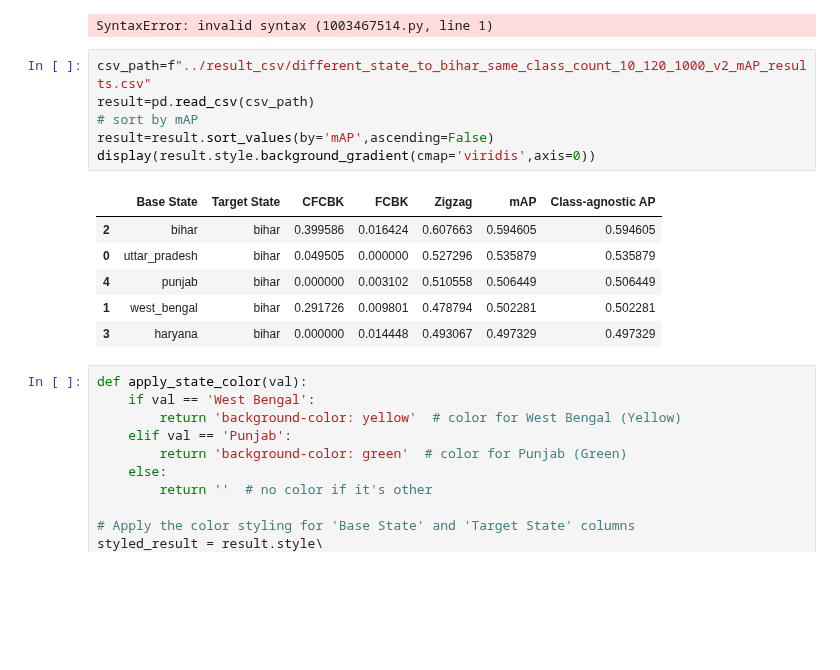
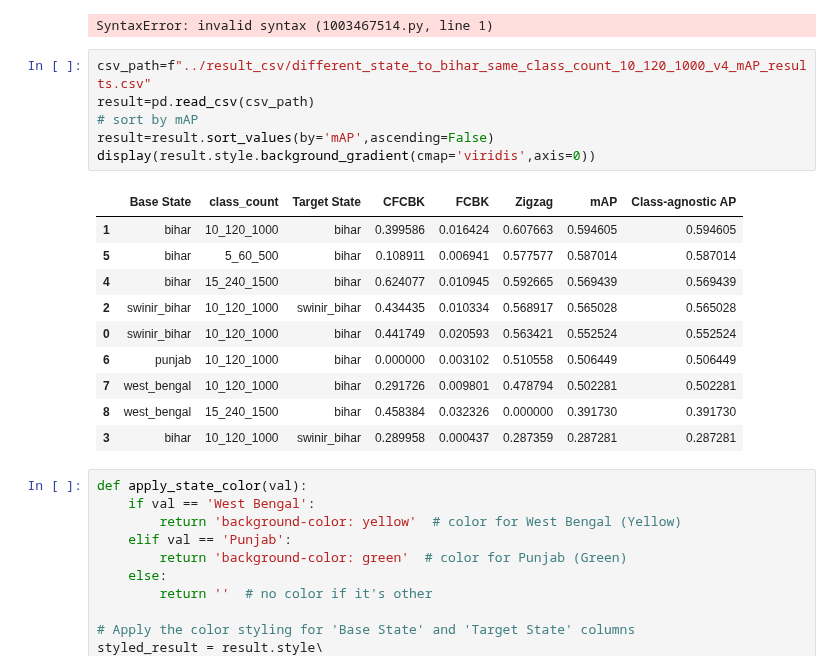
Before and after one commit to rishabh-mondal/ijcai_2025_kilns, a Jupyter notebook: notebooks/region_map_performance.ipynb, the cells around one changed output. Cells and saved outputs as stored; diff of their text form; blank space fills up the shorter version.

```diff
--- a/notebooks/region_map_performance.ipynb
+++ b/notebooks/region_map_performance.ipynb
@@ -186,18 +192,22 @@ display(result)
 # %% [output]
 SyntaxError: invalid syntax (1003467514.py, line 1)
 # %%
-csv_path=f"../result_csv/different_state_to_bihar_same_class_count_10_120_1000_v2_mAP_results.csv"
+csv_path=f"../result_csv/different_state_to_bihar_same_class_count_10_120_1000_v4_mAP_results.csv"
 result=pd.read_csv(csv_path)
 # sort by mAP
 result=result.sort_values(by='mAP',ascending=False)
 display(result.style.background_gradient(cmap='viridis',axis=0))
 # %% [output]
-|  | Base State | Target State | CFCBK | FCBK | Zigzag | mAP | Class-agnostic AP |
-| 2 | bihar | bihar | 0.399586 | 0.016424 | 0.607663 | 0.594605 | 0.594605 |
-| 0 | uttar_pradesh | bihar | 0.049505 | 0.000000 | 0.527296 | 0.535879 | 0.535879 |
-| 4 | punjab | bihar | 0.000000 | 0.003102 | 0.510558 | 0.506449 | 0.506449 |
-| 1 | west_bengal | bihar | 0.291726 | 0.009801 | 0.478794 | 0.502281 | 0.502281 |
-| 3 | haryana | bihar | 0.000000 | 0.014448 | 0.493067 | 0.497329 | 0.497329 |
+|  | Base State | class_count | Target State | CFCBK | FCBK | Zigzag | mAP | Class-agnostic AP |
+| 1 | bihar | 10_120_1000 | bihar | 0.399586 | 0.016424 | 0.607663 | 0.594605 | 0.594605 |
+| 5 | bihar | 5_60_500 | bihar | 0.108911 | 0.006941 | 0.577577 | 0.587014 | 0.587014 |
+| 4 | bihar | 15_240_1500 | bihar | 0.624077 | 0.010945 | 0.592665 | 0.569439 | 0.569439 |
+| 2 | swinir_bihar | 10_120_1000 | swinir_bihar | 0.434435 | 0.010334 | 0.568917 | 0.565028 | 0.565028 |
+| 0 | swinir_bihar | 10_120_1000 | bihar | 0.441749 | 0.020593 | 0.563421 | 0.552524 | 0.552524 |
+| 6 | punjab | 10_120_1000 | bihar | 0.000000 | 0.003102 | 0.510558 | 0.506449 | 0.506449 |
+| 7 | west_bengal | 10_120_1000 | bihar | 0.291726 | 0.009801 | 0.478794 | 0.502281 | 0.502281 |
+| 8 | west_bengal | 15_240_1500 | bihar | 0.458384 | 0.032326 | 0.000000 | 0.391730 | 0.391730 |
+| 3 | bihar | 10_120_1000 | swinir_bihar | 0.289958 | 0.000437 | 0.287359 | 0.287281 | 0.287281 |
 # %%
 def apply_state_color(val):
     if val == 'West Bengal':
```
Also changed, not shown: parts of 7 cells of this notebook, 2 other files.
